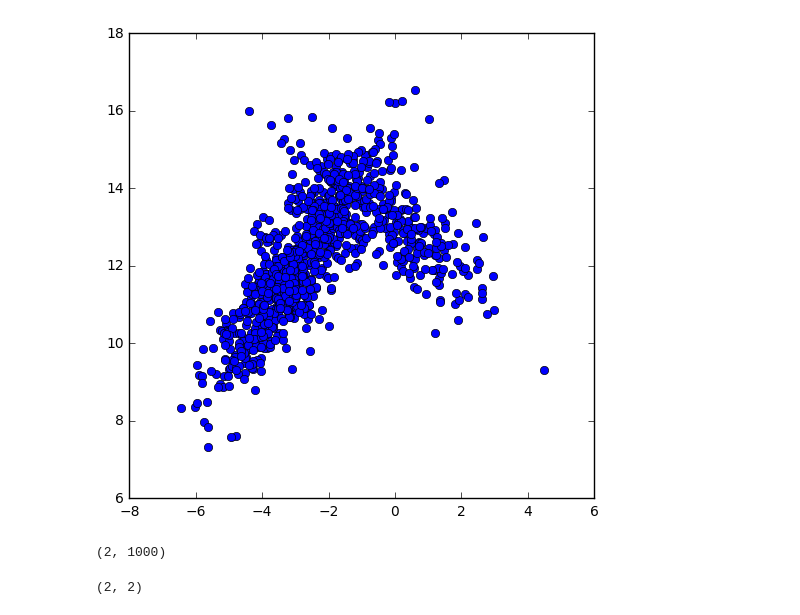
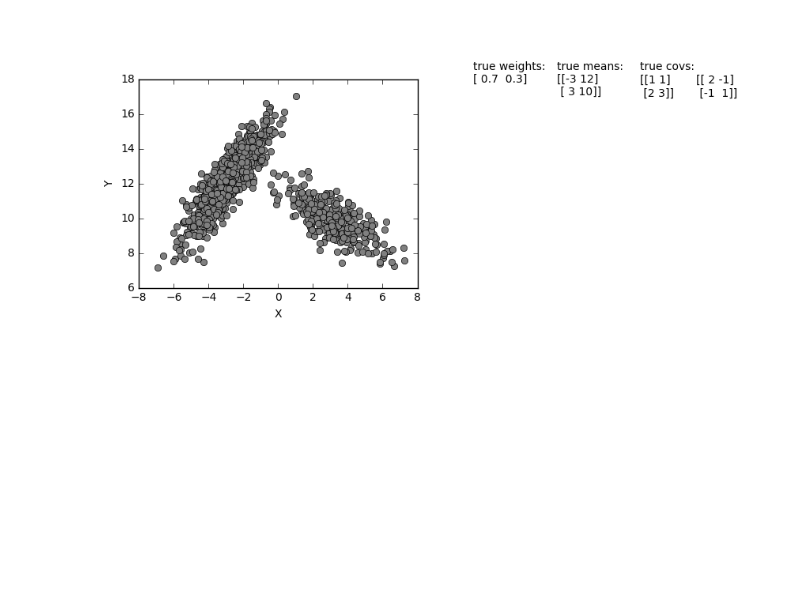
Before and after one commit to etienne-v/em-gmm, a Jupyter notebook: gaussianMixtureModel.ipynb, the cells around one changed output. Drawn from its saved outputs; the diff is of its cells as text; code cells hidden in the pictures; blank space fills up the shorter version.

```diff
--- a/gaussianMixtureModel.ipynb
+++ b/gaussianMixtureModel.ipynb
@@ -14,27 +11,28 @@ np.random.seed(8)
-# %%
-# generate random data points
-nPoints = 1000
-weights = [0.7, 0.3]
-means = [[-3, 12],[0, 13]]
-covs = [[[1,1],[2,3]], [[2,-1],[-1,1]]]
-data = generateRandomClusterData(nPoints, weights, means, cov)
-
-fig = plt.figure(1, figsize=(6,6))
-plt.plot(data[:,0], data[:,1], color='b', marker='o', ls='None')
-plt.show()
-# %% [output]
-[figure, removed]
-# %%
-print(data.T.shape)
-# %% [output]
-(2, 1000)
-# %%
-# initial estimates of means and covariances
-
-k = 2 # choose number of clusters
-initMeans = data[np.random.choice(len(data), size=2),:]
-print(initMeans.shape)
-initCovs = calcCov(data, initMeans)
-#np.cov()
-# %% [output]
-(2, 2)
+# %%
+# generate random data points
+nPoints = 1000
+trueWeights = np.array([0.7, 0.3])
+trueMeans = np.array([[-3, 12],[3, 10]])
+trueCovs = np.array([[[1,1],[2,3]], [[2,-1],[-1,1]]])
+data = generateRandomClusterData(nPoints, trueWeights, trueMeans, trueCovs)
+trueParams = {'weights':trueWeights, 'means':trueMeans, 'covs':trueCovs}
+
+fig = plt.figure(1, figsize=(10,5))
+ax1 = plt.subplot(1,2,1)
+plt.plot(data[:,0], data[:,1], color='0.5', marker='o', mec='k', ls='None')
+plt.xlabel("X")
+plt.ylabel("Y")
+plt.axis('scaled')
+plt.tight_layout
+
+ax2 = plt.subplot(1,2,2)
+plt.axis('off')
+plt.text(0.0, 0.9, "true weights:\n"+np.array_str(trueWeights), transform=ax2.transAxes, va='top')
+plt.text(0.3, 0.9, "true means:\n"+np.array_str(trueMeans), transform=ax2.transAxes, va='top')
+plt.text(0.6, 0.9, "true covs:\n", transform=ax2.transAxes, va='top')
+plt.text(0.6, 0.855, np.array_str(trueCovs[0]), transform=ax2.transAxes, va='top')
+plt.text(0.8, 0.855, np.array_str(trueCovs[1]), transform=ax2.transAxes, va='top')
+
+plt.show()
+# %% [output]
+[figure, added]
```
Also changed, not shown: parts of 5 cells of this notebook, 1 other file.
